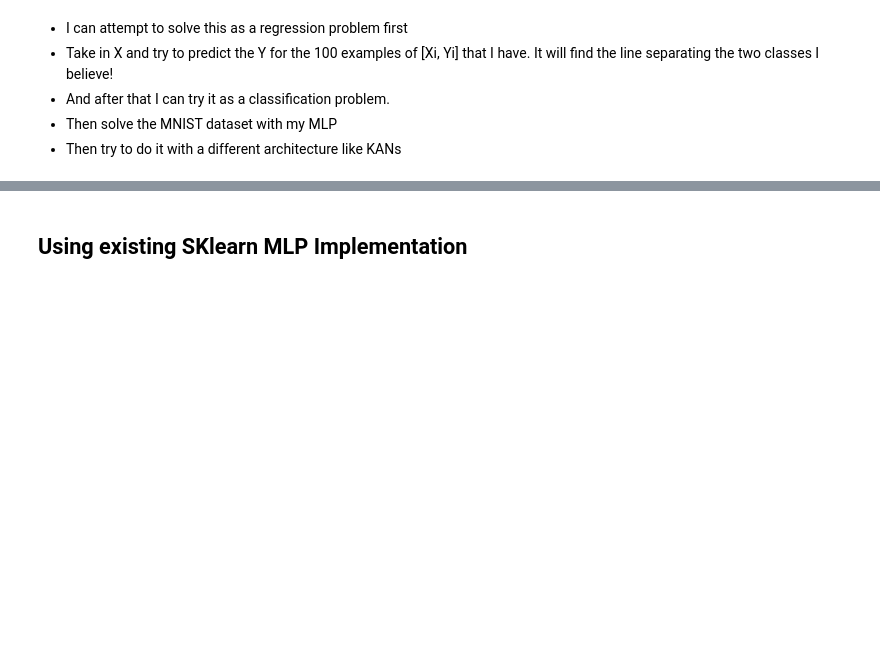
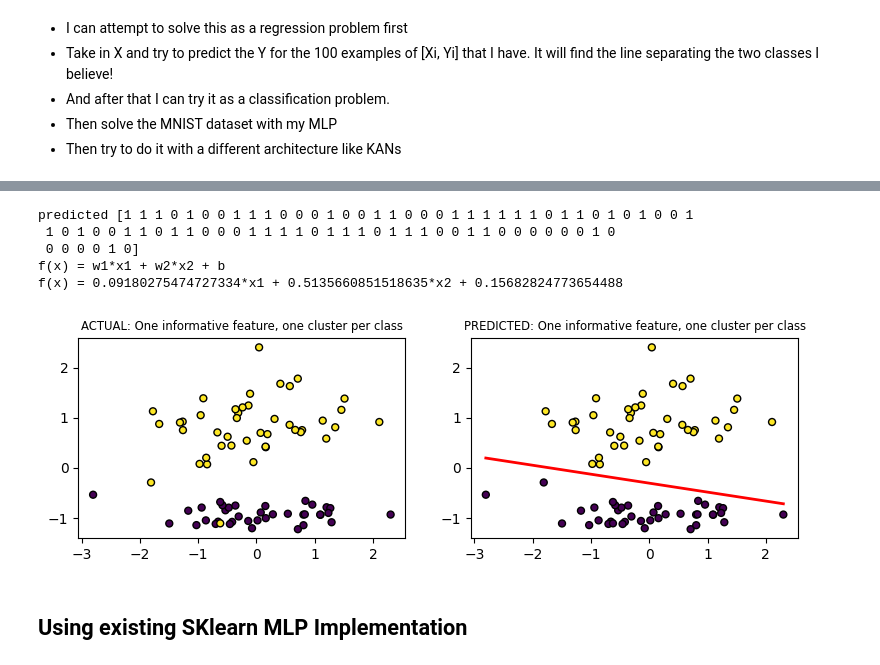
Before and after one commit to AndrewstheBuilder/AdventofCode2020, a Jupyter notebook: MultiLayerPerceptron_FromScratch.ipynb, the cells around one changed output, grey strips where cells are left out. Drawn from its saved outputs; the diff is of its cells as text; code cells hidden in the pictures; blank space fills up the shorter version.

```diff
--- a/MultiLayerPerceptron_FromScratch.ipynb
+++ b/MultiLayerPerceptron_FromScratch.ipynb
@@ -316,3 +408,33 @@ print(str(correct/m_test))
+# %%
+plt.figure(figsize=(8, 8))
+plt.subplots_adjust(bottom=0.05, top=0.9, left=0.05, right=0.95)
+
+# Subplot for train data (Top Left)
+plt.subplot(3, 2, 1)  # Use subplot grid (3 rows, 2 columns, position 1)
+plt.title("ACTUAL: One informative feature, one cluster per class", fontsize="small")
+plt.scatter(train_x[:, 0], train_x[:, 1], marker="o", c=train_y, s=25, edgecolor="k")
+
+# Subplot for predicted data (Top Right)
+plt.subplot(3, 2, 2)  # Use subplot grid (3 rows, 2 columns, position 2)
+plt.title("PREDICTED: One informative feature, one cluster per class", fontsize="small")
+plt.scatter(points[:, 0], points[:, 1], marker="o", c=predicted, s=25, edgecolor="k")
+
+# Assuming the equation is y = mx + b (obtained from the model)
+# Overlay the line on the predicted data scatter plot
+x_range = np.linspace(min(points[:, 0]), max(points[:, 0]), 100)
+predicted_y = -(weights[0]/weights[1]) * x_range - (bias/ weights[1])
+plt.plot(x_range, predicted_y, color='red', linewidth=2)
+
+print('predicted',predicted)
+print('f(x) = w1*x1 + w2*x2 + b')
+print('f(x) = '+str(weights[0])+'*x1 + '+str(weights[1])+'*x2 + ' + str(bias))
+# %% [output]
+predicted [1 1 1 0 1 0 0 1 1 1 0 0 0 1 0 0 1 1 0 0 0 1 1 1 1 1 1 0 1 1 0 1 0 1 0 0 1
+ 1 0 1 0 0 1 1 0 1 1 0 0 0 1 1 1 1 0 1 1 1 0 1 1 1 0 0 1 1 0 0 0 0 0 0 1 0
+ 0 0 0 0 1 0]
+f(x) = w1*x1 + w2*x2 + b
+f(x) = 0.09180275474727334*x1 + 0.5135660851518635*x2 + 0.15682824773654488
+[figure, added]
 # %% [markdown]
 ## Using existing SKlearn MLP Implementation
 # %%
```
Also changed, not shown: parts of 16 cells of this notebook.
